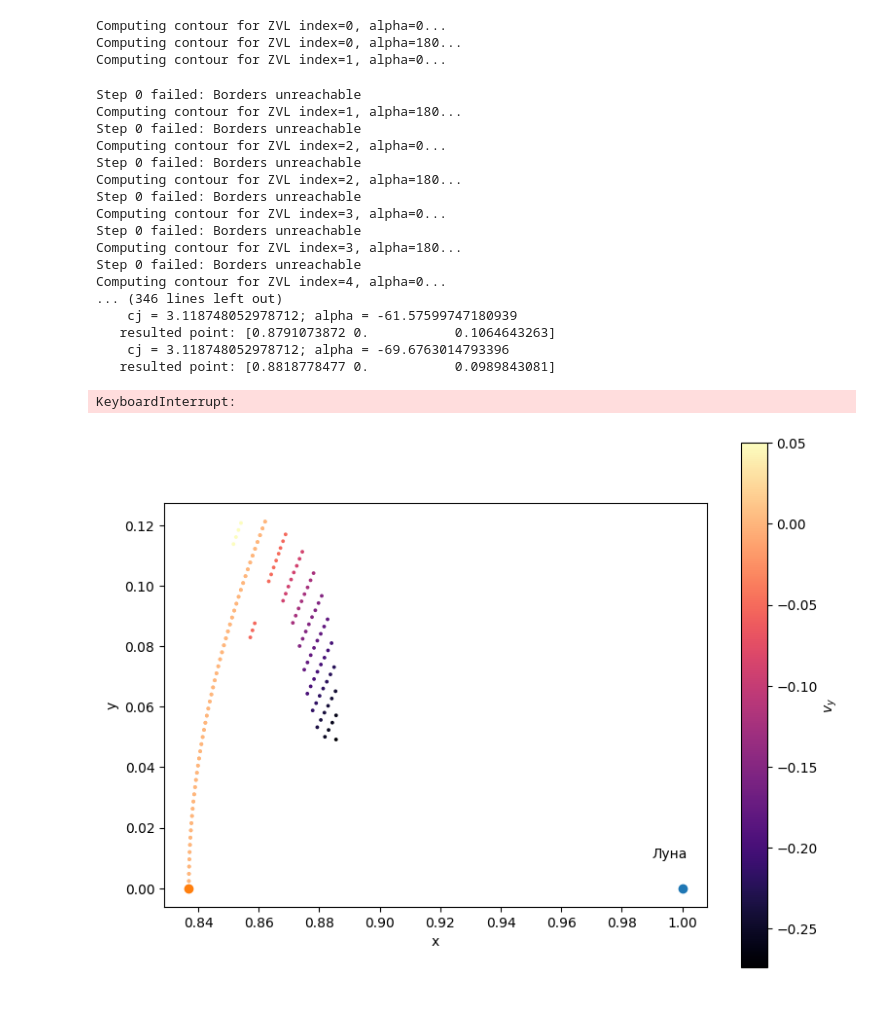
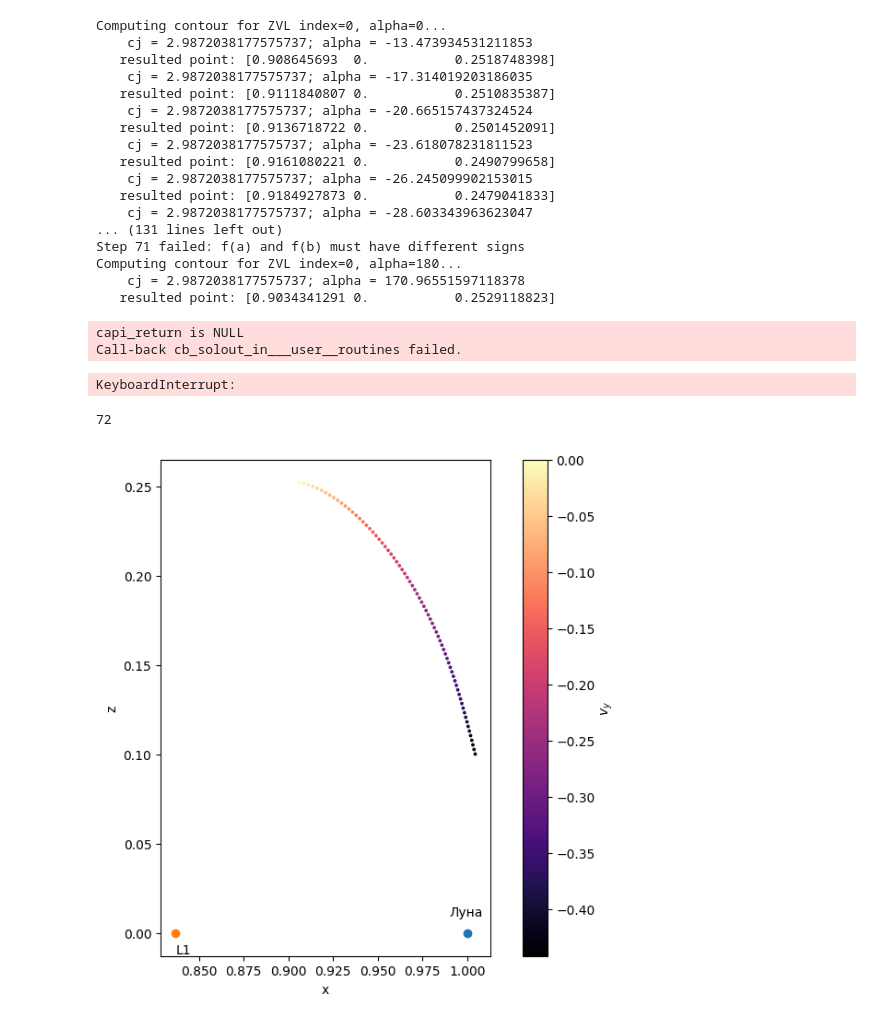
Before and after one commit to tka4nik/crtbp_diploma, a Jupyter notebook: spl_method/initial_state_map_spl.ipynb, the cells around one changed output. Drawn from its saved outputs; the diff is of its cells as text; code cells hidden in the pictures.

```diff
--- a/spl_method/initial_state_map_spl.ipynb
+++ b/spl_method/initial_state_map_spl.ipynb
@@ -82,11 +80,11 @@ def calculate_contour_line_of_jakobi_constant(model, initial_state, alpha, dr):
 
     return contour
 # %%
-zvl = np.load('../data/contour_points/zvl/zvl_4_sparse.npy')
+zvl = np.load('../data/contour_points/zvl/zvl_4_sparse.npy')[110:]
 
 model = op.crtbp3_model('Earth-Moon (default)', integrator=op.dopri5_integrator(), stm=True)
 one_thousand_kms = (1 - model.L1) / 61.350
-dr = 3 * one_thousand_kms
+dr = 1 * one_thousand_kms
 
 # prepare indices and alphas
 indices = range(0, len(zvl))
@@ -104,33 +102,34 @@ for index in indices:
         contour = calculate_contour_line_of_jakobi_constant(model, initial_state, alpha, dr)
         results.append(contour)
 
-        with open("../data/contour_points/icm_contour_data_spl_2.pickle", 'wb') as f:
+        with open("../data/contour_points/icm_contour_data_spl_3-1.pickle", 'wb') as f:
             pickle.dump(results, f, protocol=pickle.HIGHEST_PROTOCOL)
 
 print(f"Done.")
 # %% [output]
 Computing contour for ZVL index=0, alpha=0...
+    cj = 2.9872038177575737; alpha = -13.473934531211853
+   resulted point: [0.908645693  0.           0.2518748398]
+    cj = 2.9872038177575737; alpha = -17.314019203186035
+   resulted point: [0.9111840807 0.           0.2510835387]
+    cj = 2.9872038177575737; alpha = -20.665157437324524
+   resulted point: [0.9136718722 0.           0.2501452091]
+    cj = 2.9872038177575737; alpha = -23.618078231811523
+   resulted point: [0.9161080221 0.           0.2490799658]
+    cj = 2.9872038177575737; alpha = -26.245099902153015
+   resulted point: [0.9184927873 0.           0.2479041833]
+    cj = 2.9872038177575737; alpha = -28.603343963623047
+... (131 lines left out)
+Step 71 failed: f(a) and f(b) must have different signs
 Computing contour for ZVL index=0, alpha=180...
-Computing contour for ZVL index=1, alpha=0...
+    cj = 2.9872038177575737; alpha = 170.96551597118378
+   resulted point: [0.9034341291 0.           0.2529118823]
-Step 0 failed: Borders unreachable
-Computing contour for ZVL index=1, alpha=180...
-Step 0 failed: Borders unreachable
-Computing contour for ZVL index=2, alpha=0...
-Step 0 failed: Borders unreachable
-Computing contour for ZVL index=2, alpha=180...
-Step 0 failed: Borders unreachable
-Computing contour for ZVL index=3, alpha=0...
-Step 0 failed: Borders unreachable
-Computing contour for ZVL index=3, alpha=180...
-Step 0 failed: Borders unreachable
-Computing contour for ZVL index=4, alpha=0...
-... (346 lines left out)
-    cj = 3.118748052978712; alpha = -61.57599747180939
-   resulted point: [0.8791073872 0.           0.1064643263]
-    cj = 3.118748052978712; alpha = -69.6763014793396
-   resulted point: [0.8818778477 0.           0.0989843081]
+capi_return is NULL
+Call-back cb_solout_in___user__routines failed.
 KeyboardInterrupt:
 # %%
-instruments.icm_contour_visualizer(results).show()
+instruments.ism_contour_visualizer(results).show()
+len(results[0])
 # %% [output]
+72
-[figure, old version]
+[figure, new version]
```
Also changed, not shown: parts of 1 cell of this notebook, 47 other files.
